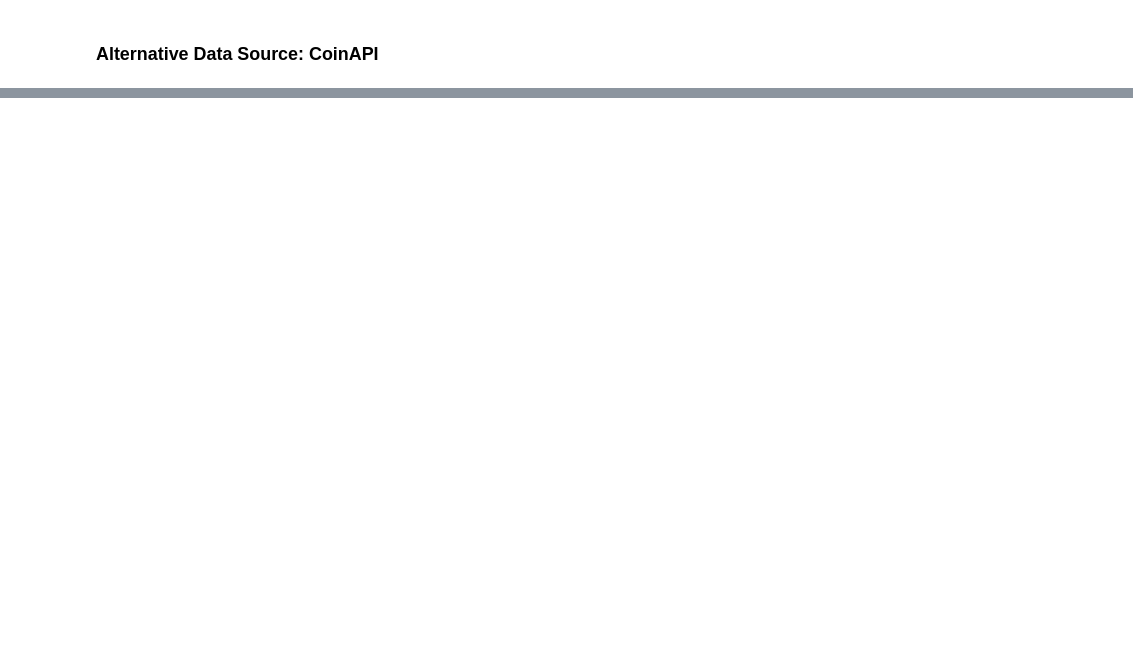
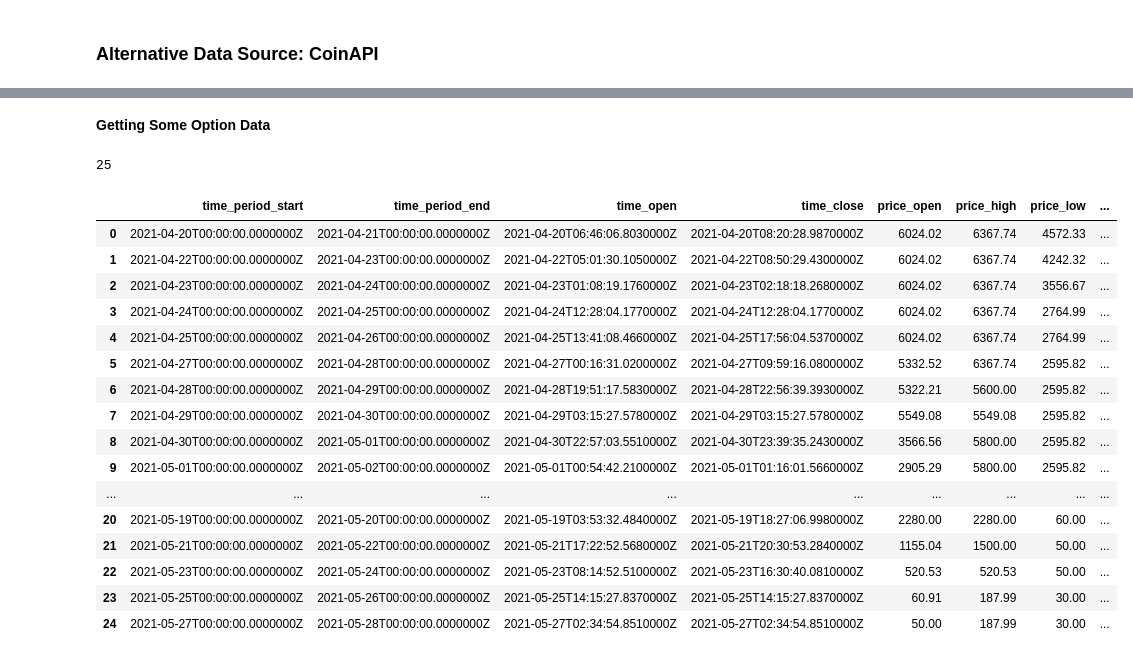
Before and after one commit to mattg12/grt-strategy-lab, a Jupyter notebook: notebooks/cryptocurrency-research.ipynb, the cells around one changed output, grey strips where cells are left out. Drawn from its saved outputs; the diff is of its cells as text; code cells hidden in the pictures; blank space fills up the shorter version.

```diff
--- a/notebooks/cryptocurrency-research.ipynb
+++ b/notebooks/cryptocurrency-research.ipynb
@@ -141,0 +143,2 @@ btc.set_index()
+# %% [markdown]
+**Getting Some Option Data**
@@ -141,0 +152,4 @@ btc.set_index()
+# %%
+len(data)
+# %% [output]
+25
@@ -141,0 +158,20 @@ btc.set_index()
+# %%
+df_format =
+# %% [output]
+|  | time_period_start | time_period_end | time_open | time_close | price_open | price_high | price_low | ... |
+| 0 | 2021-04-20T00:00:00.0000000Z | 2021-04-21T00:00:00.0000000Z | 2021-04-20T06:46:06.8030000Z | 2021-04-20T08:20:28.9870000Z | 6024.02 | 6367.74 | 4572.33 | ... |
+| 1 | 2021-04-22T00:00:00.0000000Z | 2021-04-23T00:00:00.0000000Z | 2021-04-22T05:01:30.1050000Z | 2021-04-22T08:50:29.4300000Z | 6024.02 | 6367.74 | 4242.32 | ... |
+| 2 | 2021-04-23T00:00:00.0000000Z | 2021-04-24T00:00:00.0000000Z | 2021-04-23T01:08:19.1760000Z | 2021-04-23T02:18:18.2680000Z | 6024.02 | 6367.74 | 3556.67 | ... |
+| 3 | 2021-04-24T00:00:00.0000000Z | 2021-04-25T00:00:00.0000000Z | 2021-04-24T12:28:04.1770000Z | 2021-04-24T12:28:04.1770000Z | 6024.02 | 6367.74 | 2764.99 | ... |
+| 4 | 2021-04-25T00:00:00.0000000Z | 2021-04-26T00:00:00.0000000Z | 2021-04-25T13:41:08.4660000Z | 2021-04-25T17:56:04.5370000Z | 6024.02 | 6367.74 | 2764.99 | ... |
+| 5 | 2021-04-27T00:00:00.0000000Z | 2021-04-28T00:00:00.0000000Z | 2021-04-27T00:16:31.0200000Z | 2021-04-27T09:59:16.0800000Z | 5332.52 | 6367.74 | 2595.82 | ... |
+| 6 | 2021-04-28T00:00:00.0000000Z | 2021-04-29T00:00:00.0000000Z | 2021-04-28T19:51:17.5830000Z | 2021-04-28T22:56:39.3930000Z | 5322.21 | 5600.00 | 2595.82 | ... |
+| 7 | 2021-04-29T00:00:00.0000000Z | 2021-04-30T00:00:00.0000000Z | 2021-04-29T03:15:27.5780000Z | 2021-04-29T03:15:27.5780000Z | 5549.08 | 5549.08 | 2595.82 | ... |
+| 8 | 2021-04-30T00:00:00.0000000Z | 2021-05-01T00:00:00.0000000Z | 2021-04-30T22:57:03.5510000Z | 2021-04-30T23:39:35.2430000Z | 3566.56 | 5800.00 | 2595.82 | ... |
+| 9 | 2021-05-01T00:00:00.0000000Z | 2021-05-02T00:00:00.0000000Z | 2021-05-01T00:54:42.2100000Z | 2021-05-01T01:16:01.5660000Z | 2905.29 | 5800.00 | 2595.82 | ... |
+| ... | ... | ... | ... | ... | ... | ... | ... | ... |
+| 20 | 2021-05-19T00:00:00.0000000Z | 2021-05-20T00:00:00.0000000Z | 2021-05-19T03:53:32.4840000Z | 2021-05-19T18:27:06.9980000Z | 2280.00 | 2280.00 | 60.00 | ... |
+| 21 | 2021-05-21T00:00:00.0000000Z | 2021-05-22T00:00:00.0000000Z | 2021-05-21T17:22:52.5680000Z | 2021-05-21T20:30:53.2840000Z | 1155.04 | 1500.00 | 50.00 | ... |
+| 22 | 2021-05-23T00:00:00.0000000Z | 2021-05-24T00:00:00.0000000Z | 2021-05-23T08:14:52.5100000Z | 2021-05-23T16:30:40.0810000Z | 520.53 | 520.53 | 50.00 | ... |
+| 23 | 2021-05-25T00:00:00.0000000Z | 2021-05-26T00:00:00.0000000Z | 2021-05-25T14:15:27.8370000Z | 2021-05-25T14:15:27.8370000Z | 60.91 | 187.99 | 30.00 | ... |
+| 24 | 2021-05-27T00:00:00.0000000Z | 2021-05-28T00:00:00.0000000Z | 2021-05-27T02:34:54.8510000Z | 2021-05-27T02:34:54.8510000Z | 50.00 | 187.99 | 30.00 | ... |
```
Also changed, not shown: parts of 25 cells of this notebook.
